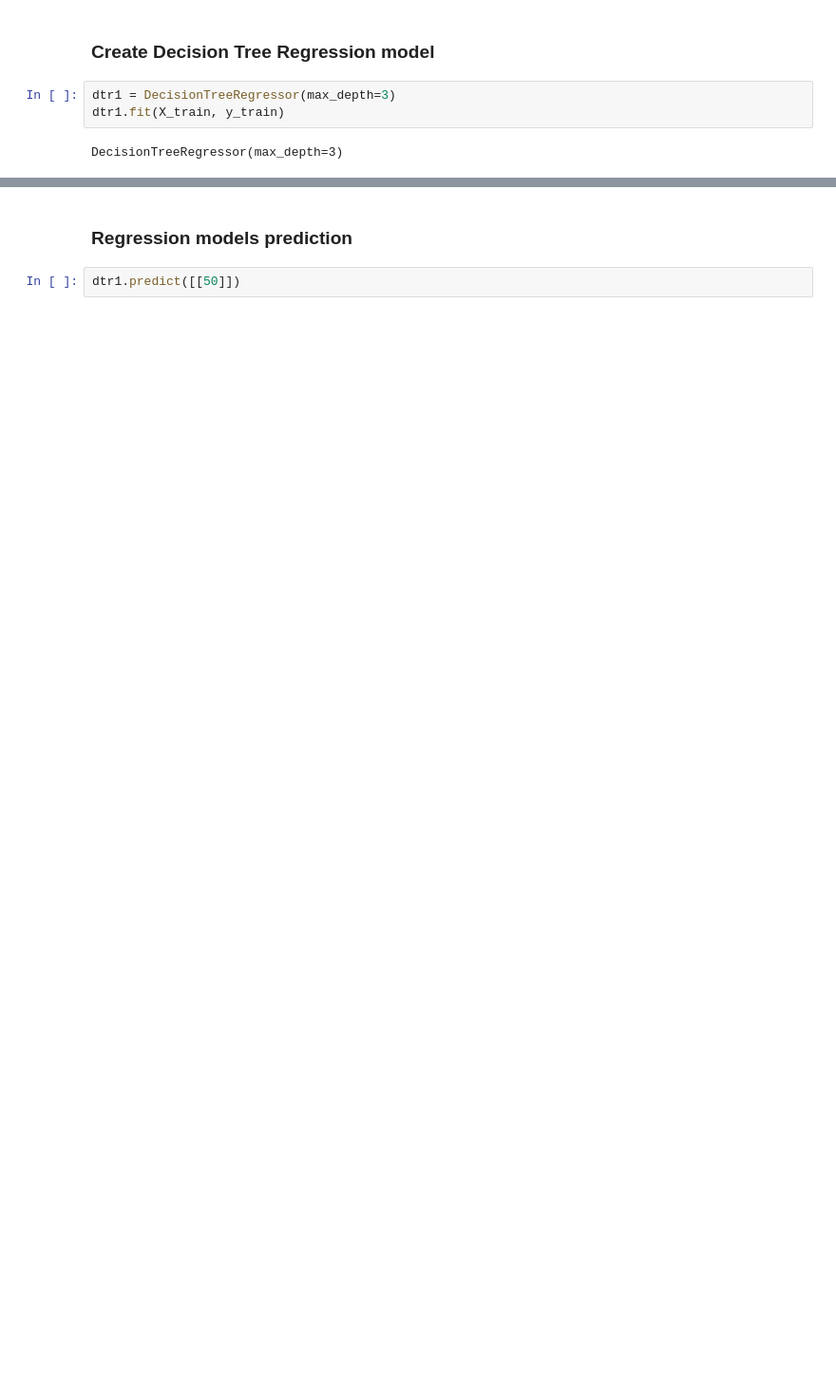
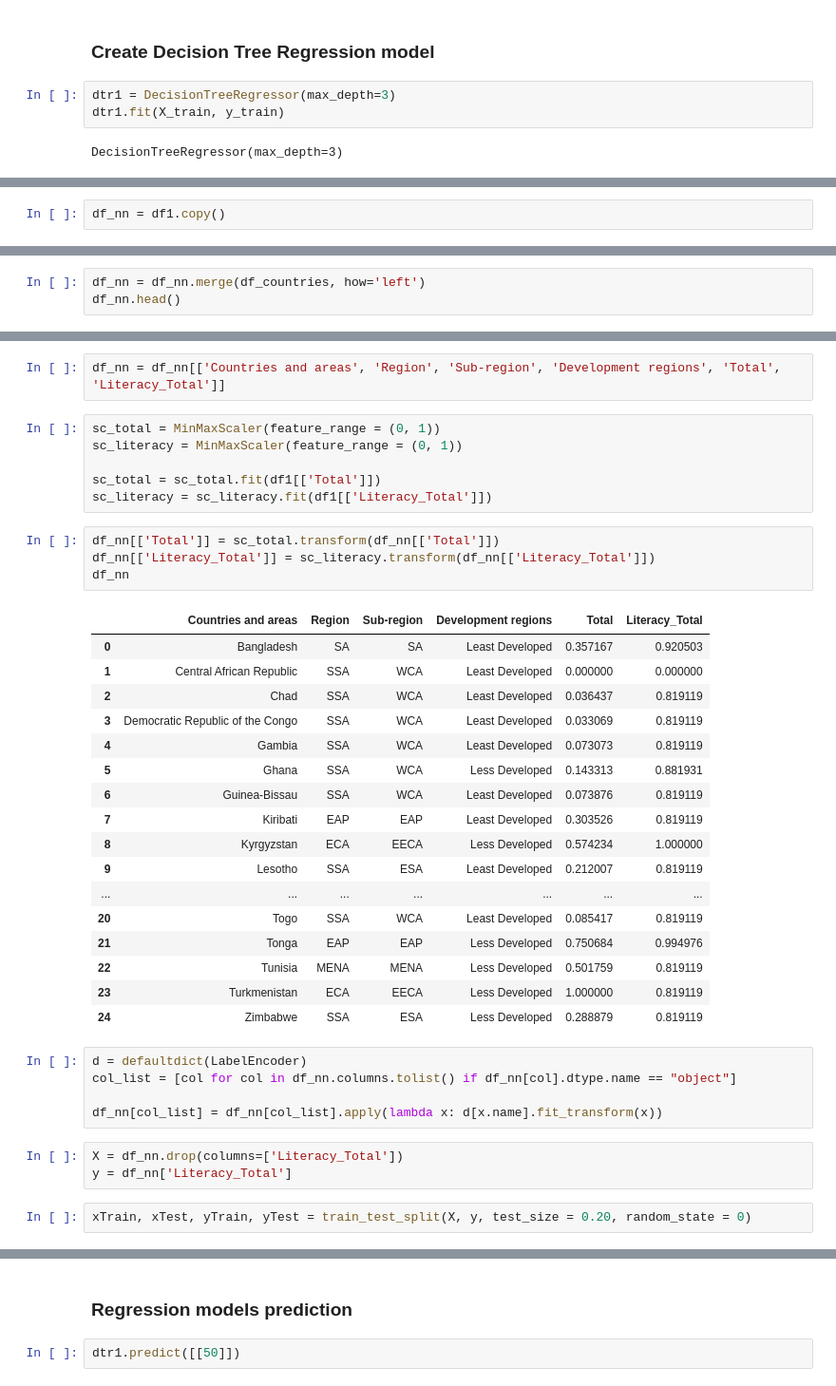
Before and after one commit to KelvinTee168/DS_Fundamentals, a Jupyter notebook: Datatset 1/Project_Dataset_1.ipynb, the cells around one changed output, grey strips where cells are left out. Shown at 95% size. Saved outputs shown, nothing was run; the diff lists cells and outputs as text; blank space fills up the shorter version.

```diff
--- a/Datatset 1/Project_Dataset_1.ipynb
+++ b/Datatset 1/Project_Dataset_1.ipynb
@@ -1143,0 +1010,2 @@ plt.show()
+# %%
+df_nn = df1.copy()
@@ -1143,0 +1019,3 @@ plt.show()
+# %%
+df_nn = df_nn.merge(df_countries, how='left')
+df_nn.head()
@@ -1143,0 +1029,40 @@ plt.show()
+# %%
+df_nn = df_nn[['Countries and areas', 'Region', 'Sub-region', 'Development regions', 'Total', 'Literacy_Total']]
+# %%
+sc_total = MinMaxScaler(feature_range = (0, 1))
+sc_literacy = MinMaxScaler(feature_range = (0, 1))
+
+sc_total = sc_total.fit(df1[['Total']])
+sc_literacy = sc_literacy.fit(df1[['Literacy_Total']])
+# %%
+df_nn[['Total']] = sc_total.transform(df_nn[['Total']])
+df_nn[['Literacy_Total']] = sc_literacy.transform(df_nn[['Literacy_Total']])
+df_nn
+# %% [output]
+|  | Countries and areas | Region | Sub-region | Development regions | Total | Literacy_Total |
+| 0 | Bangladesh | SA | SA | Least Developed | 0.357167 | 0.920503 |
+| 1 | Central African Republic | SSA | WCA | Least Developed | 0.000000 | 0.000000 |
+| 2 | Chad | SSA | WCA | Least Developed | 0.036437 | 0.819119 |
+| 3 | Democratic Republic of the Congo | SSA | WCA | Least Developed | 0.033069 | 0.819119 |
+| 4 | Gambia | SSA | WCA | Least Developed | 0.073073 | 0.819119 |
+| 5 | Ghana | SSA | WCA | Less Developed | 0.143313 | 0.881931 |
+| 6 | Guinea-Bissau | SSA | WCA | Least Developed | 0.073876 | 0.819119 |
+| 7 | Kiribati | EAP | EAP | Least Developed | 0.303526 | 0.819119 |
+| 8 | Kyrgyzstan | ECA | EECA | Less Developed | 0.574234 | 1.000000 |
+| 9 | Lesotho | SSA | ESA | Least Developed | 0.212007 | 0.819119 |
+| ... | ... | ... | ... | ... | ... | ... |
+| 20 | Togo | SSA | WCA | Least Developed | 0.085417 | 0.819119 |
+| 21 | Tonga | EAP | EAP | Less Developed | 0.750684 | 0.994976 |
+| 22 | Tunisia | MENA | MENA | Less Developed | 0.501759 | 0.819119 |
+| 23 | Turkmenistan | ECA | EECA | Less Developed | 1.000000 | 0.819119 |
+| 24 | Zimbabwe | SSA | ESA | Less Developed | 0.288879 | 0.819119 |
+# %%
+d = defaultdict(LabelEncoder)
+col_list = [col for col in df_nn.columns.tolist() if df_nn[col].dtype.name == "object"]
+
+df_nn[col_list] = df_nn[col_list].apply(lambda x: d[x.name].fit_transform(x))
+# %%
+X = df_nn.drop(columns=['Literacy_Total'])
+y = df_nn['Literacy_Total']
+# %%
+xTrain, xTest, yTrain, yTest = train_test_split(X, y, test_size = 0.20, random_state = 0)
```
Also changed, not shown: parts of 98 cells of this notebook, 39 other files.
